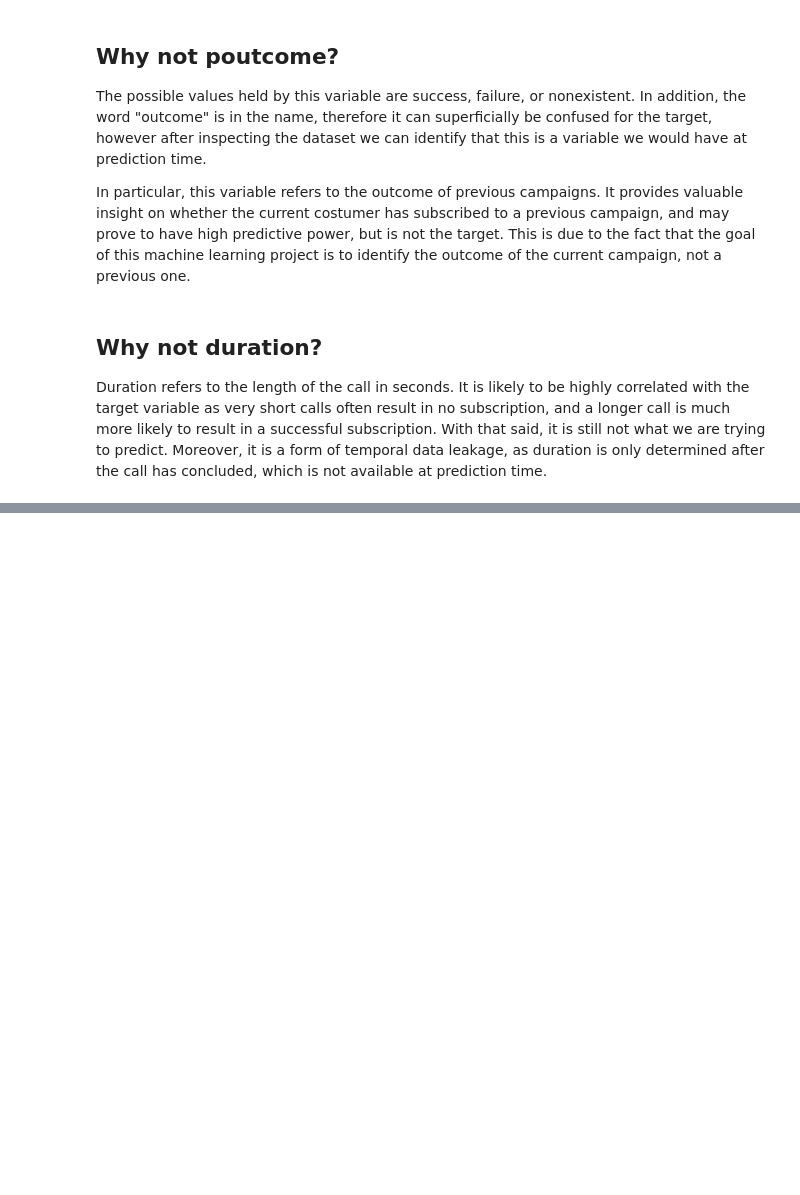
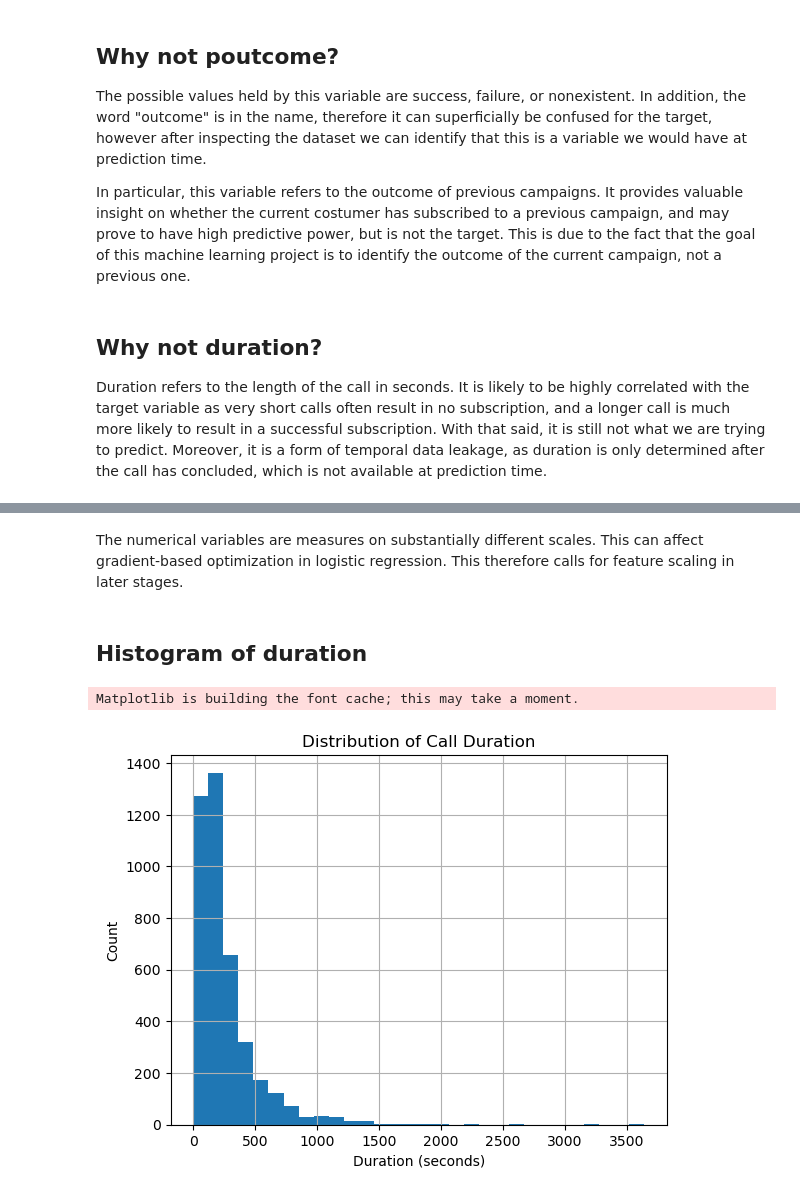
Before and after one commit to lamamoucattashieu/ML-fundamentals-2026, a Jupyter notebook: assignment1_lama_moucattash.ipynb, the cells around one changed output, grey strips where cells are left out. Drawn from its saved outputs; the diff is of its cells as text; code cells hidden in the pictures; blank space fills up the shorter version.

```diff
--- a/assignment1_lama_moucattash.ipynb
+++ b/assignment1_lama_moucattash.ipynb
@@ -16,0 +19,5 @@ Duration refers to the length of the call in seconds. It is likely to be highly
+# %%
+import pandas as pd
+
+df = pd.read_csv("bank-additional.csv", sep=";")
+df.head()
@@ -16,0 +151,15 @@ Duration refers to the length of the call in seconds. It is likely to be highly
+# %% [markdown]
+The numerical variables are measures on substantially different scales. This can affect gradient-based optimization in logistic regression. This therefore calls for feature scaling in later stages.
+# %% [markdown]
+## Histogram of duration
+# %%
+import matplotlib.pyplot as plt
+plt.figure()
+df["duration"].hist(bins=30)
+plt.title("Distribution of Call Duration")
+plt.xlabel("Duration (seconds)")
+plt.ylabel("Count")
+plt.show()
+# %% [output]
+Matplotlib is building the font cache; this may take a moment.
+[figure, added]
```
Also changed, not shown: parts of 24 cells of this notebook, 1 other file.
